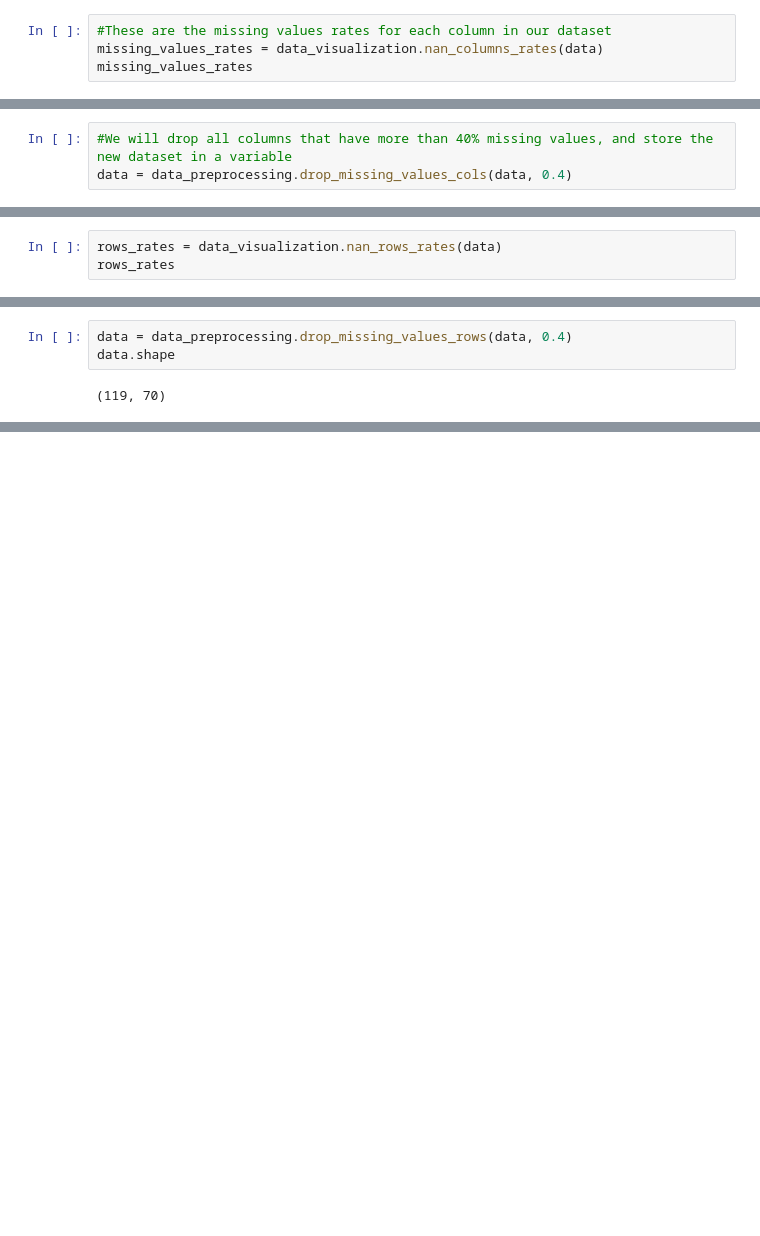
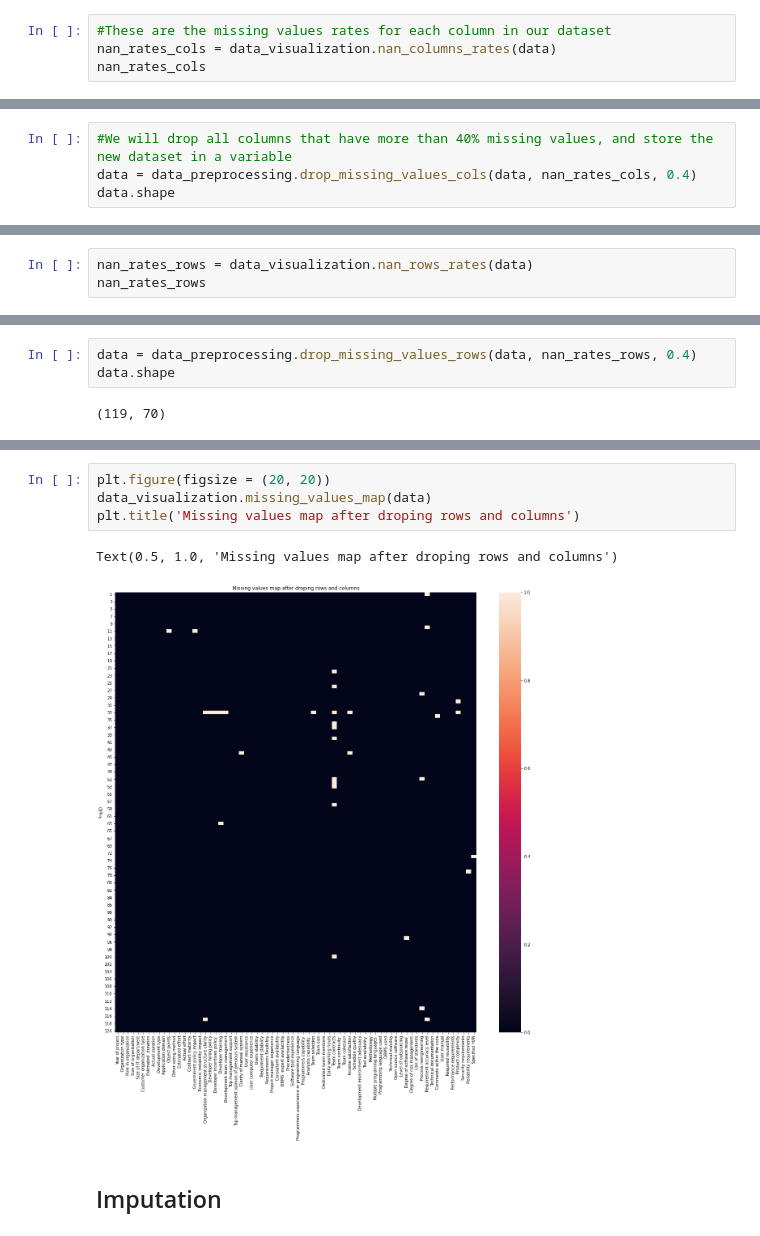
Before and after one commit to youcef-ely/Software-Effort-Estimation, a Jupyter notebook: Notebooks/test.ipynb, the cells around one changed output, grey strips where cells are left out. Drawn from its saved outputs; the diff is of its cells as text; blank space fills up the shorter version.

```diff
--- a/Notebooks/test.ipynb
+++ b/Notebooks/test.ipynb
@@ -101,7 +86,7 @@ data_visualization.missing_values_map(data)"""
 # %%
 #These are the missing values rates for each column in our dataset
-missing_values_rates = data_visualization.nan_columns_rates(data)
-missing_values_rates
+nan_rates_cols = data_visualization.nan_columns_rates(data)
+nan_rates_cols
 # %% [output]
 Outsourcing impact           0.908333
 Estimated size               0.891667
@@ -117,4 +102,5 @@ Year of project              0.000000
 Length: 74, dtype: float64
 # %%
 #We will drop all columns that have more than 40% missing values, and store the new dataset in a variable
-data = data_preprocessing.drop_missing_values_cols(data, 0.4)
+data = data_preprocessing.drop_missing_values_cols(data, nan_rates_cols, 0.4)
+data.shape
@@ -125,6 +109,6 @@ data.shape
 # %%
-rows_rates = data_visualization.nan_rows_rates(data)
-rows_rates
+nan_rates_rows = data_visualization.nan_rows_rates(data)
+nan_rates_rows
 # %% [output]
 ProjID
 70     0.400000
@@ -140,7 +124,7 @@ ProjID
 60     0.000000
 Length: 120, dtype: float64
 # %%
-data = data_preprocessing.drop_missing_values_rows(data, 0.4)
+data = data_preprocessing.drop_missing_values_rows(data, nan_rates_rows, 0.4)
 data.shape
 # %% [output]
 (119, 70)
@@ -188,0 +131,9 @@ ValueError: The truth value of a Series is ambiguous. Use a.empty, a.bool(), a.i
+# %%
+plt.figure(figsize = (20, 20))
+data_visualization.missing_values_map(data)
+plt.title('Missing values map after droping rows and columns')
+# %% [output]
+Text(0.5, 1.0, 'Missing values map after droping rows and columns')
+[figure, added]
+# %% [markdown]
+## Imputation
```
Also changed, not shown: parts of 18 cells of this notebook, 4 other files.
